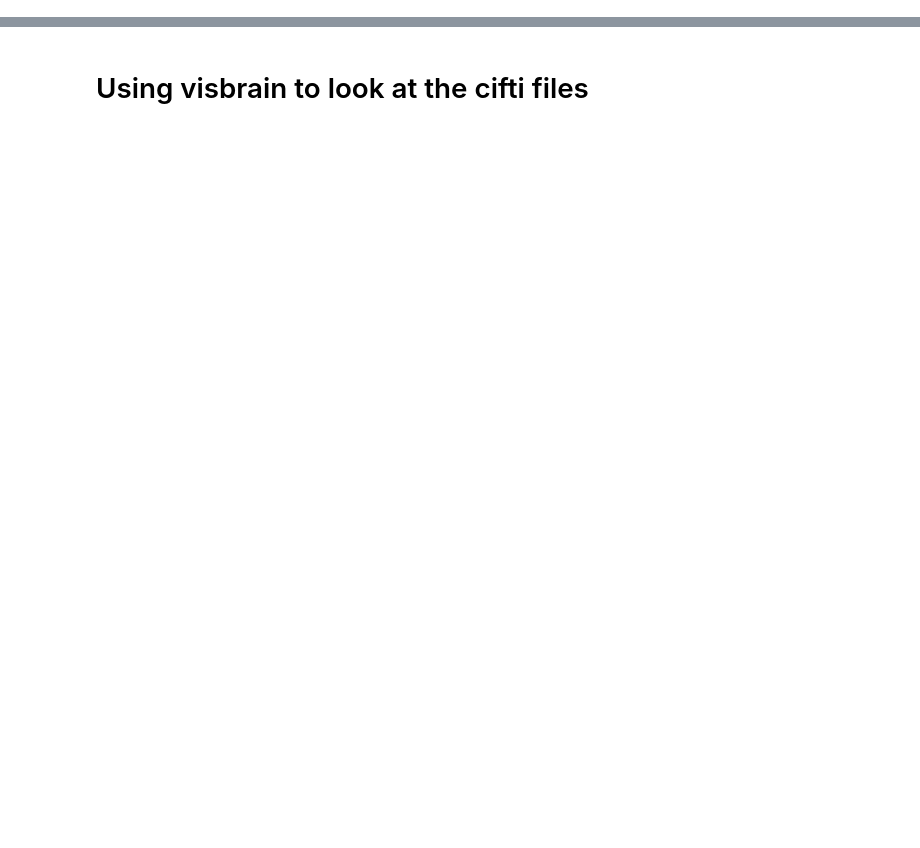
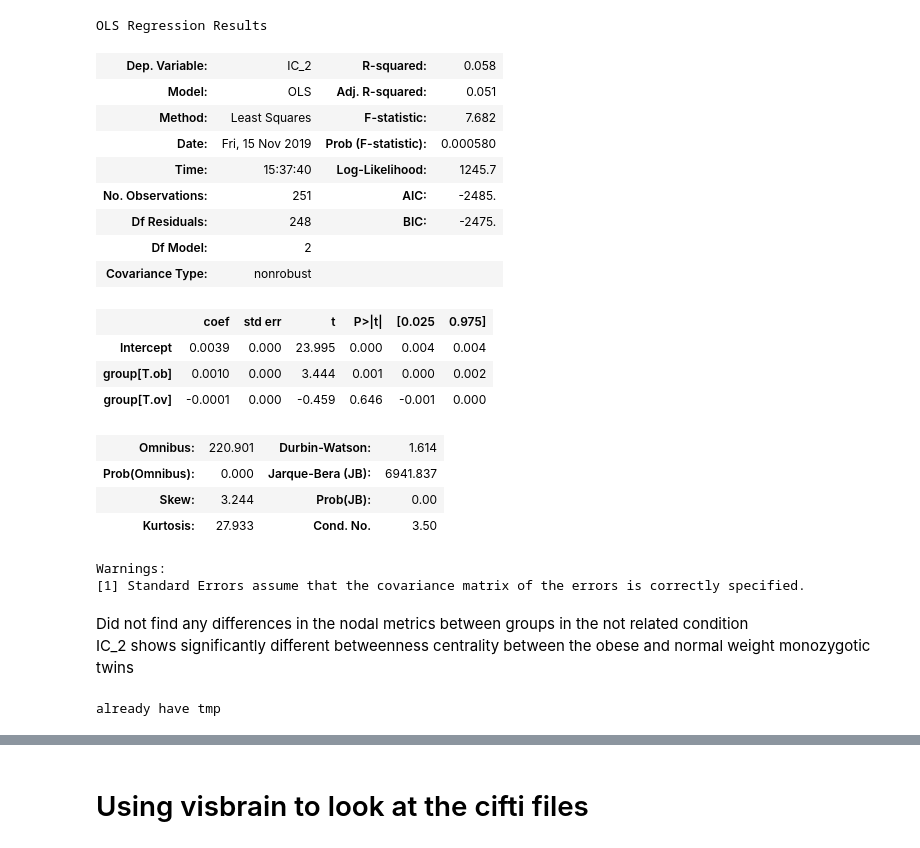
Before and after one commit to grace-shearrer/graph_analysis, a Jupyter notebook: Viz_book.ipynb, the cells around one changed output, grey strips where cells are left out. Saved outputs shown, nothing was run; the diff lists cells and outputs as text; code cells hidden in the pictures; blank space fills up the shorter version.

```diff
--- a/Viz_book.ipynb
+++ b/Viz_book.ipynb
@@ -42,0 +61,4 @@ an.module_fig(summary_dict['NR']['ob']['comm_graph'], 'Obese')
+# %%
+basepath='/Users/gracer/Google Drive/HCP_graph/1200/datasets/'
+#Load data from pickle if needed
+save_dict=an.onetoughjar(os.path.join(basepath,'tmp','save_dict_11-14-2019_02-46-01'))
@@ -42,0 +196,34 @@ an.module_fig(summary_dict['NR']['ob']['comm_graph'], 'Obese')
+# %%
+df=stat_dict['MZ']['btn_centrality']['full']
+m='%s ~ group'%'IC_2'
+model = ols(m, data=df).fit()
+anova_table = sm.stats.anova_lm(model, typ=2)
+model.summary()
+# %% [output]
+OLS Regression Results
+| Dep. Variable: | IC_2 | R-squared: | 0.058 |
+| Model: | OLS | Adj. R-squared: | 0.051 |
+| Method: | Least Squares | F-statistic: | 7.682 |
+| Date: | Fri, 15 Nov 2019 | Prob (F-statistic): | 0.000580 |
+| Time: | 15:37:40 | Log-Likelihood: | 1245.7 |
+| No. Observations: | 251 | AIC: | -2485. |
+| Df Residuals: | 248 | BIC: | -2475. |
+| Df Model: | 2 |  |  |
+| Covariance Type: | nonrobust |  |  |
+|  | coef | std err | t | P>|t| | [0.025 | 0.975] |
+| Intercept | 0.0039 | 0.000 | 23.995 | 0.000 | 0.004 | 0.004 |
+| group[T.ob] | 0.0010 | 0.000 | 3.444 | 0.001 | 0.000 | 0.002 |
+| group[T.ov] | -0.0001 | 0.000 | -0.459 | 0.646 | -0.001 | 0.000 |
+| Omnibus: | 220.901 | Durbin-Watson: | 1.614 |
+| Prob(Omnibus): | 0.000 | Jarque-Bera (JB): | 6941.837 |
+| Skew: | 3.244 | Prob(JB): | 0.00 |
+| Kurtosis: | 27.933 | Cond. No. | 3.50 |
+Warnings:
+[1] Standard Errors assume that the covariance matrix of the errors is correctly specified.
+# %% [markdown]
+Did not find any differences in the nodal metrics between groups in the not related condition
+IC_2 shows significantly different betweenness centrality between the obese and normal weight monozygotic twins
+# %%
+an.adillyofapickle('/Users/gracer/Google Drive/HCP_graph/1200/datasets',stat_dict,'stat_dict')
+# %% [output]
+already have tmp
```
Also changed, not shown: parts of 21 cells of this notebook, 3 other files.
